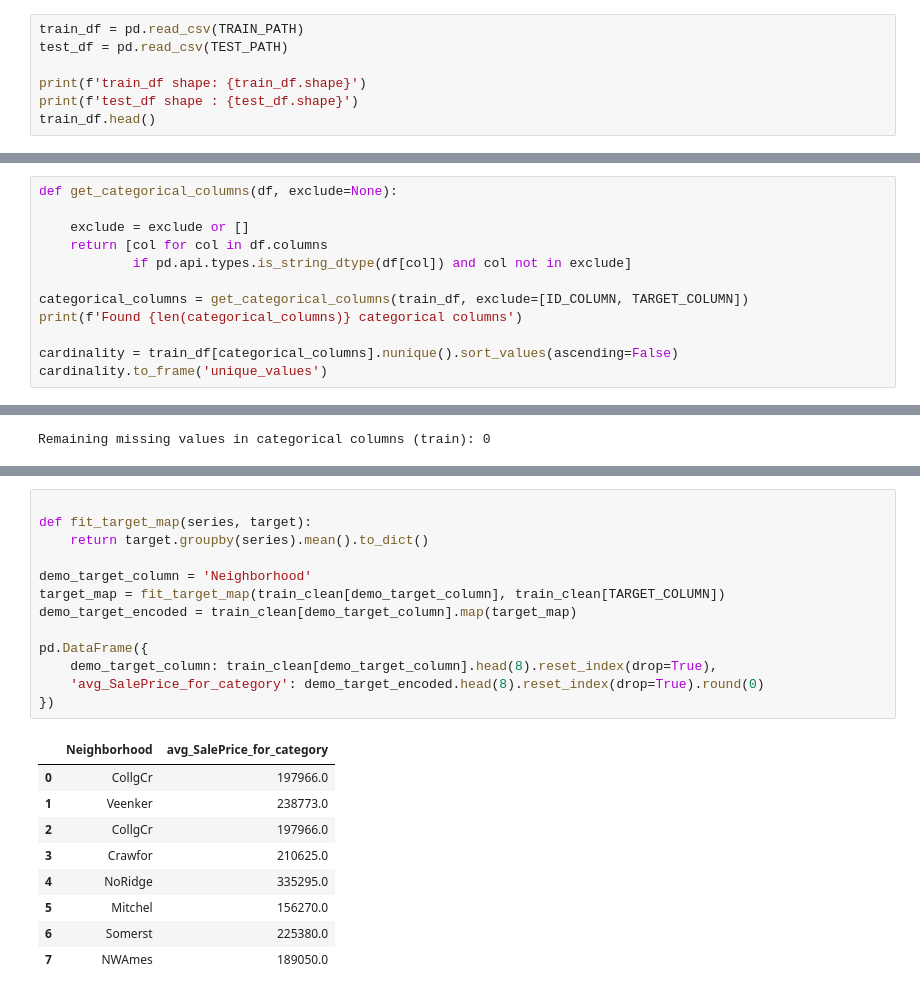
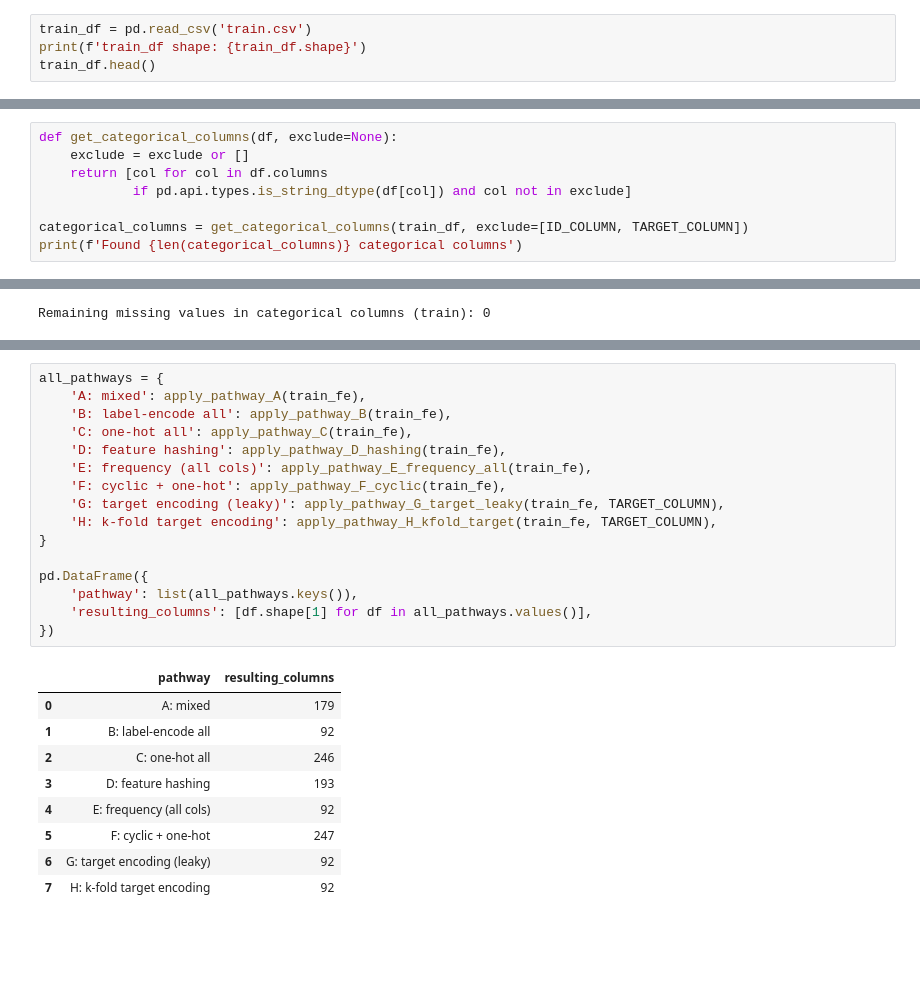
Before and after one commit to andikondazulu/feature-engineering-house-prices-, a Jupyter notebook: House price encoding.ipynb, the cells around one changed output, grey strips where cells are left out. Cells and saved outputs as stored; diff of their text form; blank space fills up the shorter version.

```diff
--- a/House price encoding.ipynb
+++ b/House price encoding.ipynb
@@ -21,10 +15,7 @@ ID_COLUMN = 'Id'
 RANDOM_STATE = 42
 # %%
-train_df = pd.read_csv(TRAIN_PATH)
-test_df = pd.read_csv(TEST_PATH)
-
+train_df = pd.read_csv('train.csv')
 print(f'train_df shape: {train_df.shape}')
-print(f'test_df shape : {test_df.shape}')
 train_df.head()
 # %% [output]
 train_df shape: (1460, 81)
@@ -37,15 +27,11 @@ test_df shape : (1459, 80)
 | 4 | 5 | 60 | RL | 84.0 | 14260 | Pave | NaN | IR1 | Lvl | ... |
 # %%
 def get_categorical_columns(df, exclude=None):
-
     exclude = exclude or []
     return [col for col in df.columns
             if pd.api.types.is_string_dtype(df[col]) and col not in exclude]
 
 categorical_columns = get_categorical_columns(train_df, exclude=[ID_COLUMN, TARGET_COLUMN])
 print(f'Found {len(categorical_columns)} categorical columns')
-
-cardinality = train_df[categorical_columns].nunique().sort_values(ascending=False)
-cardinality.to_frame('unique_values')
 # %% [output]
 Found 27 categorical columns
@@ -195,24 +236,27 @@ pd.DataFrame({
 # %%
-
-def fit_target_map(series, target):
-    return target.groupby(series).mean().to_dict()
-
-demo_target_column = 'Neighborhood'
-target_map = fit_target_map(train_clean[demo_target_column], train_clean[TARGET_COLUMN])
-demo_target_encoded = train_clean[demo_target_column].map(target_map)
+all_pathways = {
+    'A: mixed': apply_pathway_A(train_fe),
+    'B: label-encode all': apply_pathway_B(train_fe),
+    'C: one-hot all': apply_pathway_C(train_fe),
+    'D: feature hashing': apply_pathway_D_hashing(train_fe),
+    'E: frequency (all cols)': apply_pathway_E_frequency_all(train_fe),
+    'F: cyclic + one-hot': apply_pathway_F_cyclic(train_fe),
+    'G: target encoding (leaky)': apply_pathway_G_target_leaky(train_fe, TARGET_COLUMN),
+    'H: k-fold target encoding': apply_pathway_H_kfold_target(train_fe, TARGET_COLUMN),
+}
 
 pd.DataFrame({
-    demo_target_column: train_clean[demo_target_column].head(8).reset_index(drop=True),
-    'avg_SalePrice_for_category': demo_target_encoded.head(8).reset_index(drop=True).round(0)
+    'pathway': list(all_pathways.keys()),
+    'resulting_columns': [df.shape[1] for df in all_pathways.values()],
 })
 # %% [output]
-|  | Neighborhood | avg_SalePrice_for_category |
-| 0 | CollgCr | 197966.0 |
-| 1 | Veenker | 238773.0 |
-| 2 | CollgCr | 197966.0 |
-| 3 | Crawfor | 210625.0 |
-| 4 | NoRidge | 335295.0 |
-| 5 | Mitchel | 156270.0 |
-| 6 | Somerst | 225380.0 |
-| 7 | NWAmes | 189050.0 |
+|  | pathway | resulting_columns |
+| 0 | A: mixed | 179 |
+| 1 | B: label-encode all | 92 |
+| 2 | C: one-hot all | 246 |
+| 3 | D: feature hashing | 193 |
+| 4 | E: frequency (all cols) | 92 |
+| 5 | F: cyclic + one-hot | 247 |
+| 6 | G: target encoding (leaky) | 92 |
+| 7 | H: k-fold target encoding | 92 |
 # %%
```
Also changed, not shown: parts of 20 cells of this notebook, 1 other file.
